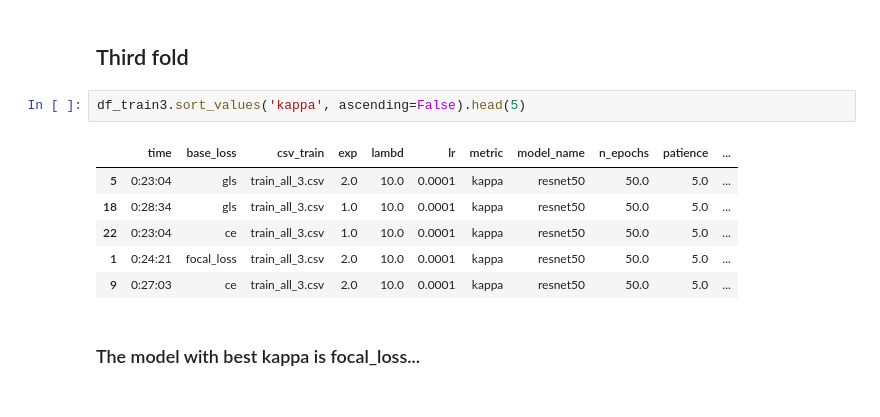
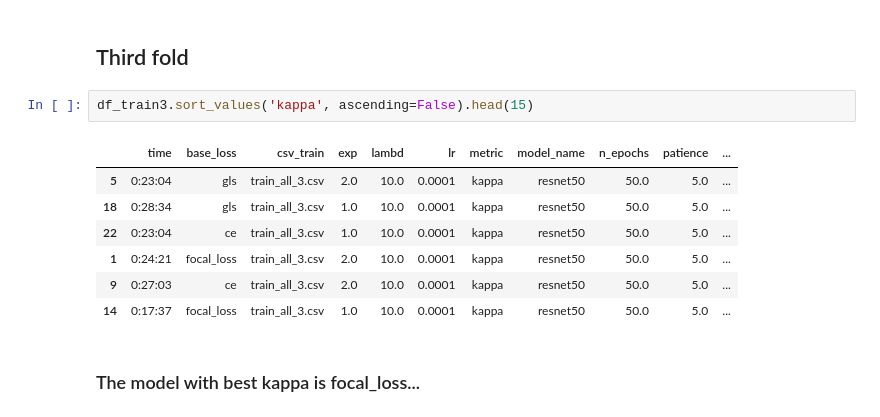
Before and after one commit to agaldran/deep_dr, a Jupyter notebook: analyze_csvs_FINAL.ipynb, the cells around one changed output. Drawn from its saved outputs; the diff is of its cells as text.

```diff
--- a/analyze_csvs_FINAL.ipynb
+++ b/analyze_csvs_FINAL.ipynb
@@ -52,14 +54,15 @@ df_train2.sort_values('kappa', ascending=False).head(5)
 # %% [markdown]
 ## Third fold
 # %%
-df_train3.sort_values('kappa', ascending=False).head(5)
+df_train3.sort_values('kappa', ascending=False).head(15)
 # %% [output]
 |  | time | base_loss | csv_train | exp | lambd | lr | metric | model_name | n_epochs | patience | ... |
 | 5 | 0:23:04 | gls | train_all_3.csv | 2.0 | 10.0 | 0.0001 | kappa | resnet50 | 50.0 | 5.0 | ... |
 | 18 | 0:28:34 | gls | train_all_3.csv | 1.0 | 10.0 | 0.0001 | kappa | resnet50 | 50.0 | 5.0 | ... |
 | 22 | 0:23:04 | ce | train_all_3.csv | 1.0 | 10.0 | 0.0001 | kappa | resnet50 | 50.0 | 5.0 | ... |
 | 1 | 0:24:21 | focal_loss | train_all_3.csv | 2.0 | 10.0 | 0.0001 | kappa | resnet50 | 50.0 | 5.0 | ... |
 | 9 | 0:27:03 | ce | train_all_3.csv | 2.0 | 10.0 | 0.0001 | kappa | resnet50 | 50.0 | 5.0 | ... |
+| 14 | 0:17:37 | focal_loss | train_all_3.csv | 1.0 | 10.0 | 0.0001 | kappa | resnet50 | 50.0 | 5.0 | ... |
 # %% [markdown]
 ### The model with best kappa is focal_loss...
 # %% [markdown]
```
Also changed, not shown: parts of 3 cells of this notebook, 3 other files.
